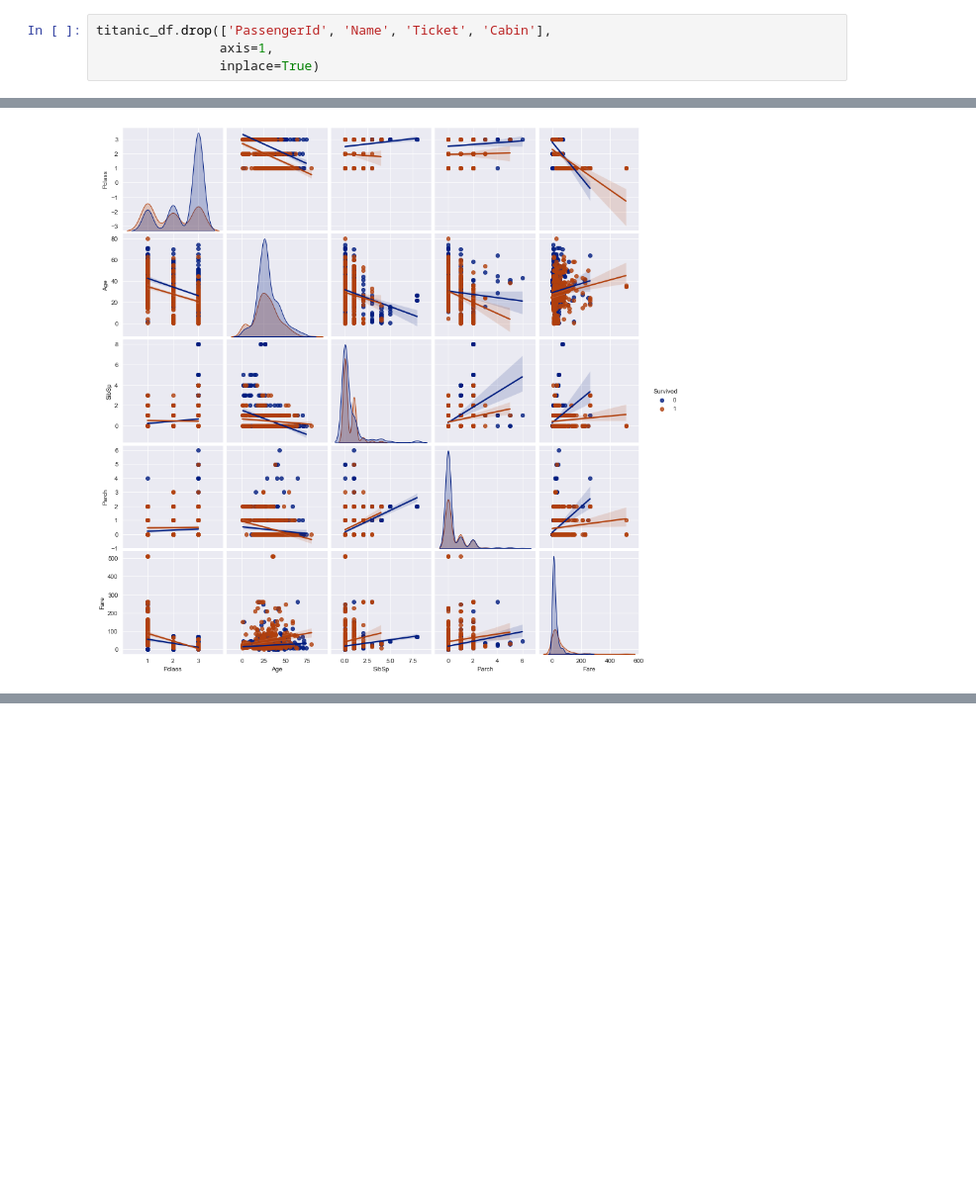
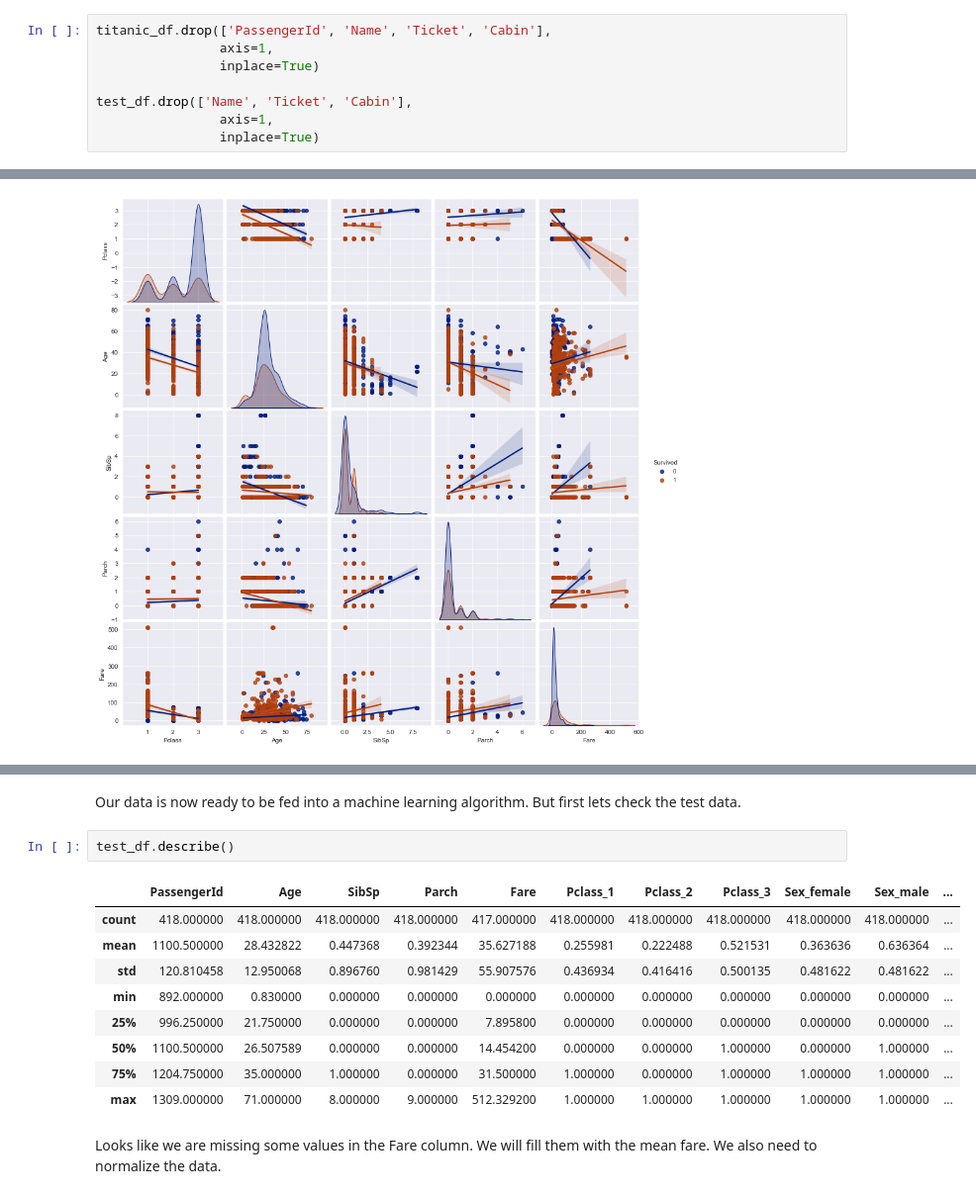
Before and after one commit to simon-quach/sink-or-swim, a Jupyter notebook: titanic.ipynb, the cells around one changed output, grey strips where cells are left out. Shown at 99% size. Cells and saved outputs as stored; diff of their text form; blank space fills up the shorter version.

```diff
--- a/titanic.ipynb
+++ b/titanic.ipynb
@@ -78,3 +81,7 @@ PassengerId, Name, Ticket should not affect the survival rate, so we can drop th
 titanic_df.drop(['PassengerId', 'Name', 'Ticket', 'Cabin'],
                 axis=1,
                 inplace=True)
+
+test_df.drop(['Name', 'Ticket', 'Cabin'],
+                axis=1,
+                inplace=True)
@@ -219,0 +293,16 @@ plt.show()
+# %% [markdown]
+Our data is now ready to be fed into a machine learning algorithm. But first lets check the test data.
+# %%
+test_df.describe()
+# %% [output]
+|  | PassengerId | Age | SibSp | Parch | Fare | Pclass_1 | Pclass_2 | Pclass_3 | Sex_female | Sex_male | ... |
+| count | 418.000000 | 418.000000 | 418.000000 | 418.000000 | 417.000000 | 418.000000 | 418.000000 | 418.000000 | 418.000000 | 418.000000 | ... |
+| mean | 1100.500000 | 28.432822 | 0.447368 | 0.392344 | 35.627188 | 0.255981 | 0.222488 | 0.521531 | 0.363636 | 0.636364 | ... |
+| std | 120.810458 | 12.950068 | 0.896760 | 0.981429 | 55.907576 | 0.436934 | 0.416416 | 0.500135 | 0.481622 | 0.481622 | ... |
+| min | 892.000000 | 0.830000 | 0.000000 | 0.000000 | 0.000000 | 0.000000 | 0.000000 | 0.000000 | 0.000000 | 0.000000 | ... |
+| 25% | 996.250000 | 21.750000 | 0.000000 | 0.000000 | 7.895800 | 0.000000 | 0.000000 | 0.000000 | 0.000000 | 0.000000 | ... |
+| 50% | 1100.500000 | 26.507589 | 0.000000 | 0.000000 | 14.454200 | 0.000000 | 0.000000 | 1.000000 | 0.000000 | 1.000000 | ... |
+| 75% | 1204.750000 | 35.000000 | 1.000000 | 0.000000 | 31.500000 | 1.000000 | 0.000000 | 1.000000 | 1.000000 | 1.000000 | ... |
+| max | 1309.000000 | 71.000000 | 8.000000 | 9.000000 | 512.329200 | 1.000000 | 1.000000 | 1.000000 | 1.000000 | 1.000000 | ... |
+# %% [markdown]
+Looks like we are missing some values in the Fare column. We will fill them with the mean fare. We also need to normalize the data.
```
Also changed, not shown: parts of 32 cells of this notebook, 3 other files.
